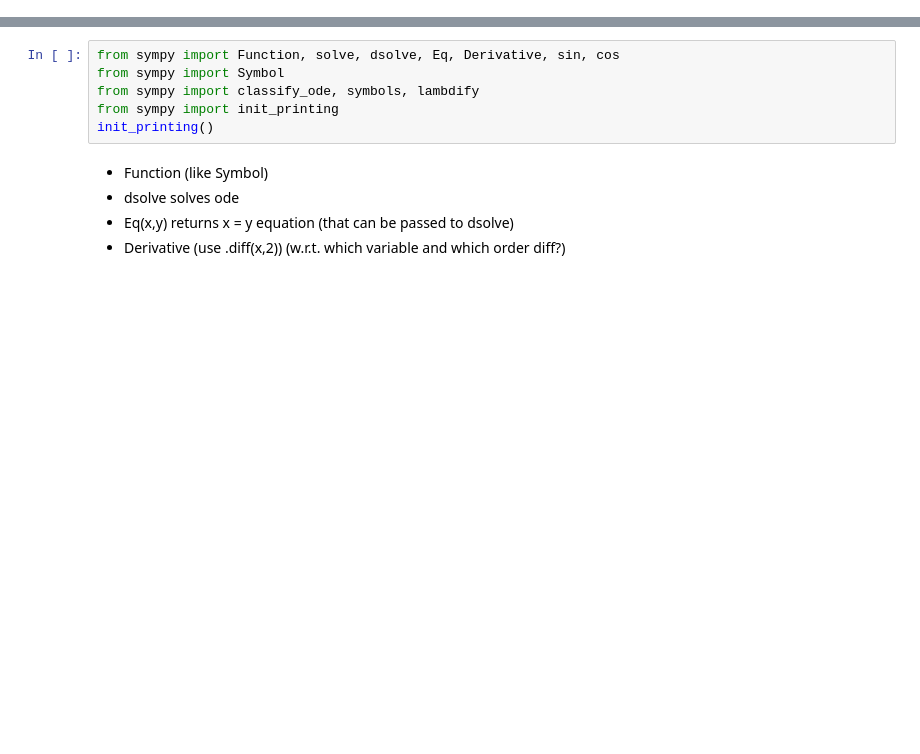
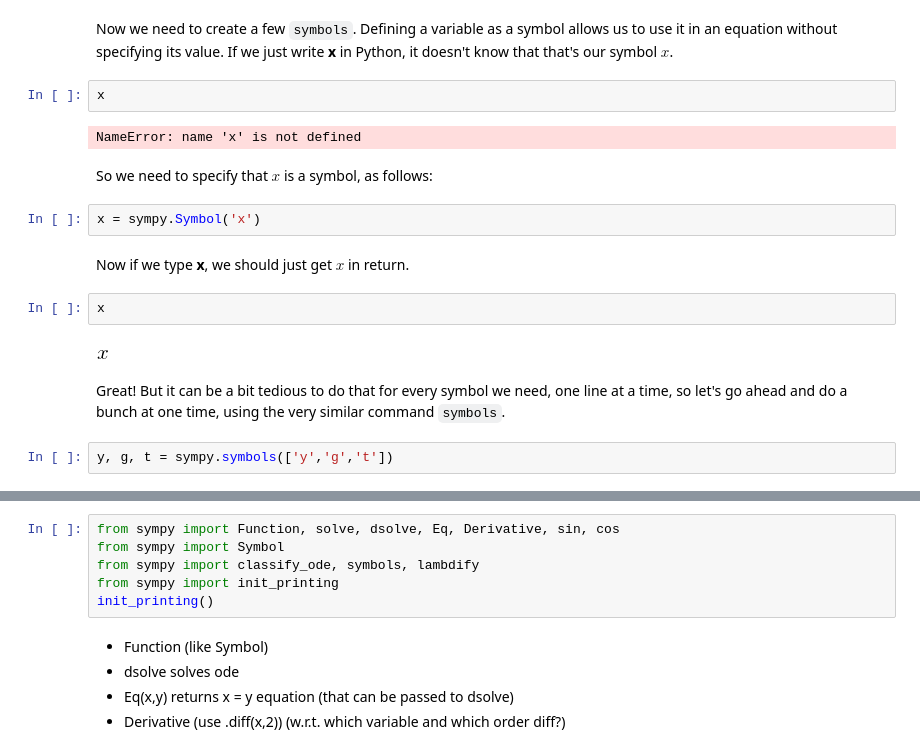
Before and after one commit to barbagroup/JITcode-MechE, a Jupyter notebook: module01_Analytical_Mechanics_II/01_Symbolic_ODEs.ipynb, the cells around one changed output, grey strips where cells are left out. Drawn from its saved outputs; the diff is of its cells as text; blank space fills up the shorter version.

Commit message:
added large chunk of explanation of sympy functionality.  some trouble with solving for constants with ICs

```diff
--- a/module01_Analytical_Mechanics_II/01_Symbolic_ODEs.ipynb
+++ b/module01_Analytical_Mechanics_II/01_Symbolic_ODEs.ipynb
@@ -2,0 +77,20 @@
+# %% [markdown]
+Now we need to create a few `symbols`.  Defining a variable as a symbol allows us to use it in an equation without specifying its value.  If we just write **x** in Python, it doesn't know that that's our symbol $x$.
+# %%
+x
+# %% [output]
+NameError: name 'x' is not defined
+# %% [markdown]
+So we need to specify that $x$ is a symbol, as follows:
+# %%
+x = sympy.Symbol('x')
+# %% [markdown]
+Now if we type **x**, we should just get $x$ in return.
+# %%
+x
+# %% [output]
+[figure, added]
+# %% [markdown]
+Great!  But it can be a bit tedious to do that for every symbol we need, one line at a time, so let's go ahead and do a bunch at one time, using the very similar command `symbols`.
+# %%
+y, g, t = sympy.symbols(['y','g','t'])
```
Also changed, not shown: parts of 53 cells of this notebook, 2 other files.
